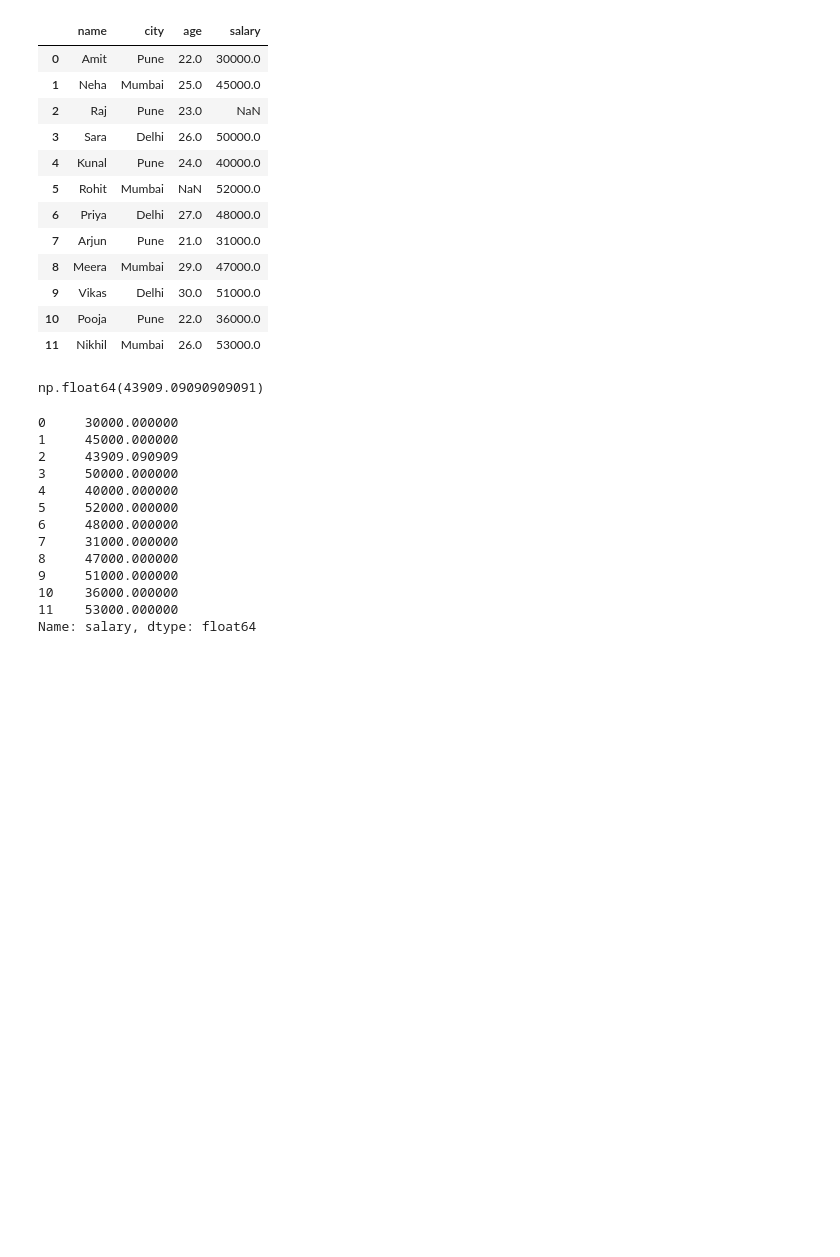
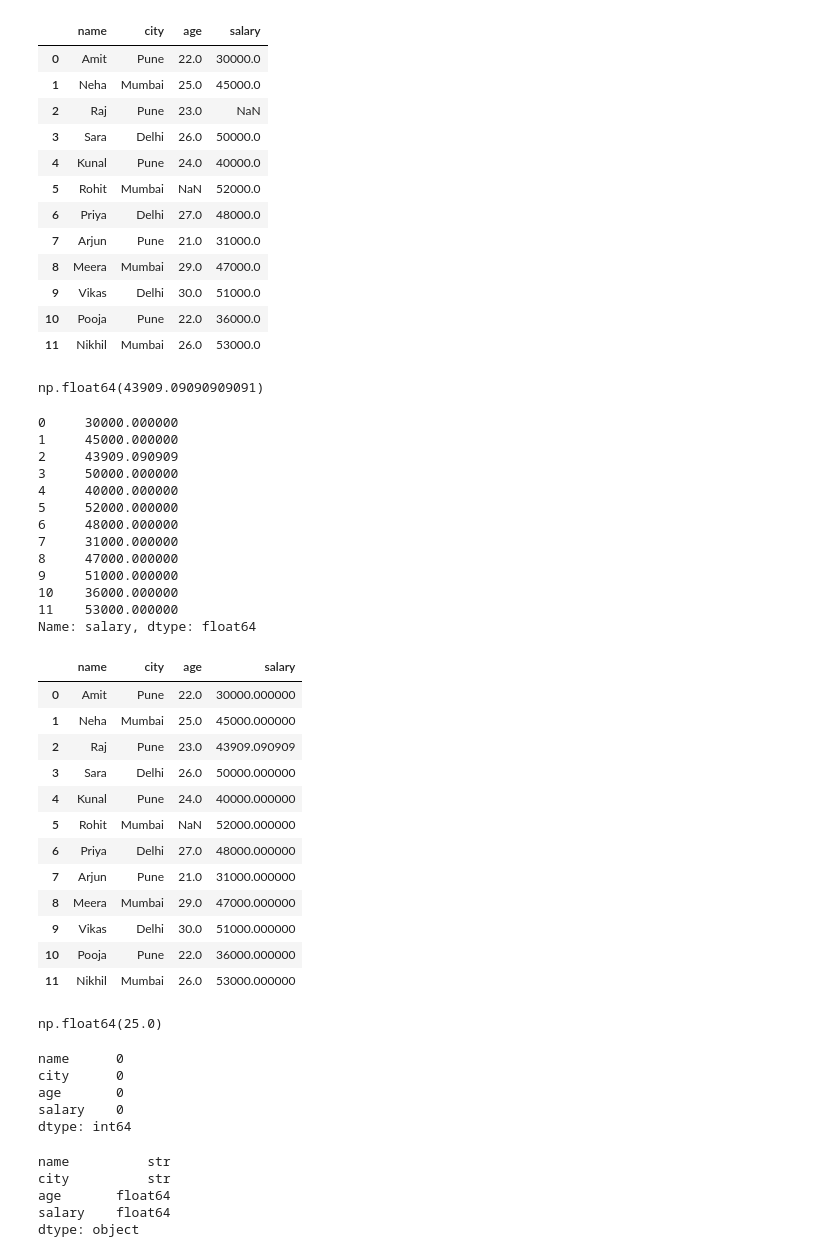
Before and after one commit to Aztec331/Data-Case-Studies, a Jupyter notebook: notebooks/day03_pandas_basics.ipynb, the cells around one changed output. Cells and saved outputs as stored; diff of their text form; code cells hidden in the pictures; blank space fills up the shorter version.

```diff
--- a/notebooks/day03_pandas_basics.ipynb
+++ b/notebooks/day03_pandas_basics.ipynb
@@ -477,3 +480,22 @@ df["salary"].fillna( average_value )
 10    36000.000000
 11    53000.000000
 Name: salary, dtype: float64
+# %%
+# Fill missing salary values with the mean and update the DataFrame
+df["salary"] = df["salary"].fillna(average_value)
+# %%
+df
+# %% [output]
+|  | name | city | age | salary |
+| 0 | Amit | Pune | 22.0 | 30000.000000 |
+| 1 | Neha | Mumbai | 25.0 | 45000.000000 |
+| 2 | Raj | Pune | 23.0 | 43909.090909 |
+| 3 | Sara | Delhi | 26.0 | 50000.000000 |
+| 4 | Kunal | Pune | 24.0 | 40000.000000 |
+| 5 | Rohit | Mumbai | NaN | 52000.000000 |
+| 6 | Priya | Delhi | 27.0 | 48000.000000 |
+| 7 | Arjun | Pune | 21.0 | 31000.000000 |
+| 8 | Meera | Mumbai | 29.0 | 47000.000000 |
+| 9 | Vikas | Delhi | 30.0 | 51000.000000 |
+| 10 | Pooja | Pune | 22.0 | 36000.000000 |
+| 11 | Nikhil | Mumbai | 26.0 | 53000.000000 |
@@ -479,0 +506,5 @@ Name: salary, dtype: float64
+# %%
+median_age = df["age"].median()
+median_age
+# %% [output]
+np.float64(25.0)
@@ -479,0 +514,17 @@ Name: salary, dtype: float64
+# %%
+#calculate how many null values per column
+df.isnull().sum()
+# %% [output]
+name      0
+city      0
+age       0
+salary    0
+dtype: int64
+# %%
+df.dtypes
+# %% [output]
+name          str
+city          str
+age       float64
+salary    float64
+dtype: object
```
Also changed, not shown: parts of 13 cells of this notebook.
